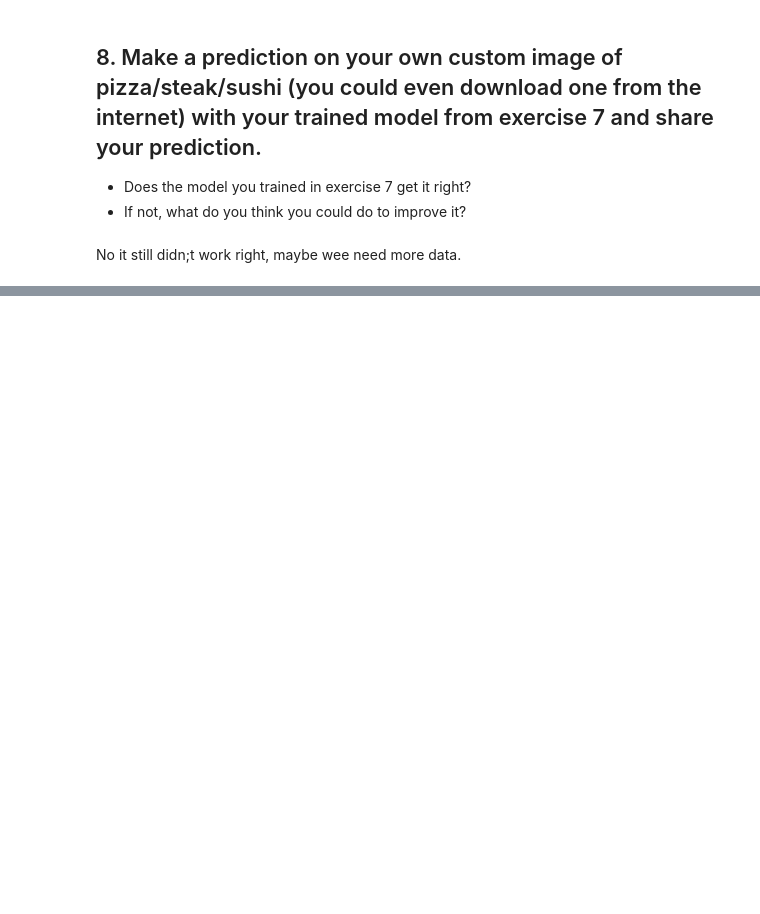
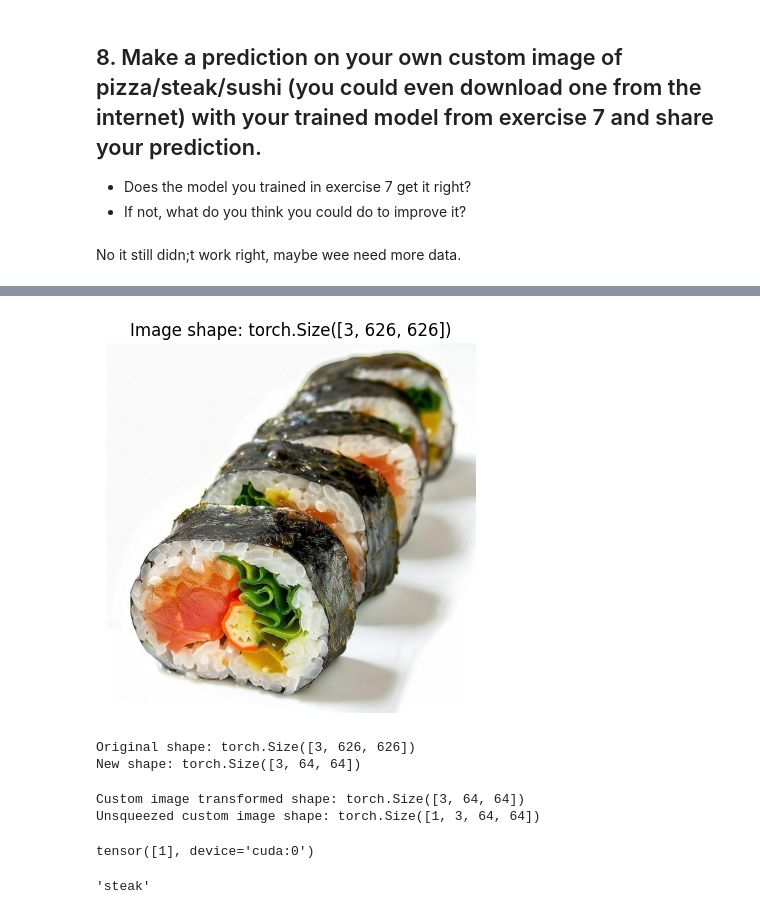
Before and after one commit to akanupam/PyTorch-journey, a Jupyter notebook: 04_pytorch_custom_datasets_exercises.ipynb, the cells around one changed output, grey strips where cells are left out. Drawn from its saved outputs; the diff is of its cells as text; code cells hidden in the pictures; blank space fills up the shorter version.

```diff
--- a/04_pytorch_custom_datasets_exercises.ipynb
+++ b/04_pytorch_custom_datasets_exercises.ipynb
@@ -842,3 +842,14 @@ Time taken to train for 5 epochs: 39.20
 * If not, what do you think you could do to improve it?
 # %% [markdown]
 No it still didn;t work right, maybe wee need more data.
+# %%
+import requests
+custom_image_path = data_path/"custom_image1.jpg"
+
+if not custom_image_path.is_file():
+  with open(custom_image_path, "wb") as f:
+    response = requests.get("https://img.freepik.com/premium-photo/sushi-rolls-bbc9407-block-1-1jpg_995407-31681.jpg")
+    print(f"Downloading the custom image")
+    f.write(response.content)
+else:
+  print("Custom image exists")
@@ -844,0 +858,8 @@ No it still didn;t work right, maybe wee need more data.
+# %%
+import torchvision
+
+custom_image = torchvision.io.read_image(str(custom_image_path)).type(torch.float32)
+custom_image =custom_image / 255.
+print(f"Custom image tensor:\n{custom_image}\n")
+print(f"Custom image shape: {custom_image.shape}\n")
+print(f"Custom image dtype: {custom_image.dtype}")
@@ -844,0 +884,37 @@ No it still didn;t work right, maybe wee need more data.
+# %%
+plt.imshow(custom_image.permute(1, 2, 0))
+plt.title(f"Image shape: {custom_image.shape}")
+plt.axis(False);
+# %% [output]
+[figure, added]
+# %%
+custom_image_transform = transforms.Compose([
+    transforms.Resize((64,64))
+])
+
+custom_image_transformed = custom_image_transform(custom_image)
+print(f"Original shape: {custom_image.shape}")
+print(f"New shape: {custom_image_transformed.shape}")
+# %% [output]
+Original shape: torch.Size([3, 626, 626])
+New shape: torch.Size([3, 64, 64])
+# %%
+model_1.eval()
+with torch.inference_mode():
+    custom_image_transformed_with_batch_size = custom_image_transformed.unsqueeze(dim=0)
+    print(f"Custom image transformed shape: {custom_image_transformed.shape}")
+    print(f"Unsqueezed custom image shape: {custom_image_transformed_with_batch_size.shape}")
+    custom_image_pred = model_1(custom_image_transformed.unsqueeze(dim=0).to(device))
+# %% [output]
+Custom image transformed shape: torch.Size([3, 64, 64])
+Unsqueezed custom image shape: torch.Size([1, 3, 64, 64])
+# %%
+custom_image_pred_prob = torch.argmax(torch.softmax(custom_image_pred, dim=1), dim=1)
+custom_image_pred_prob
+# %% [output]
+tensor([1], device='cuda:0')
+# %%
+custom_image_class = class_names[custom_image_pred_prob]
+custom_image_class
+# %% [output]
+'steak'
```
Also changed, not shown: parts of 11 cells of this notebook.
